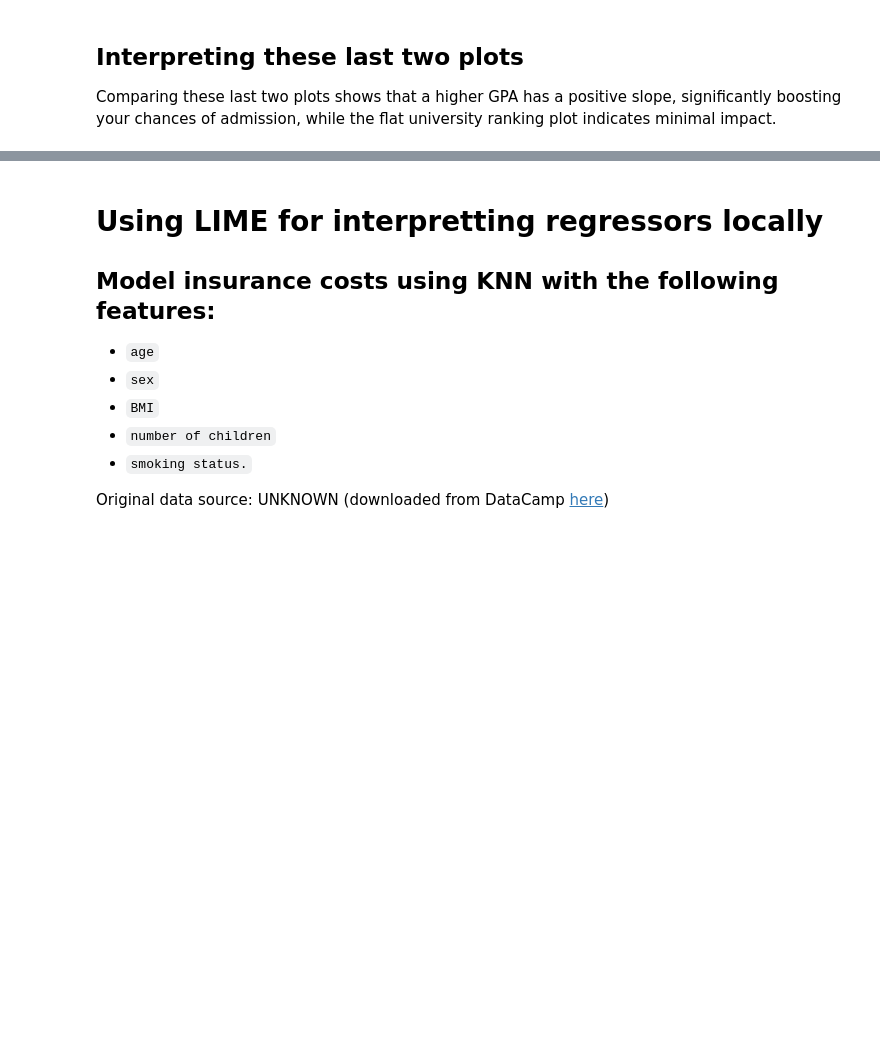
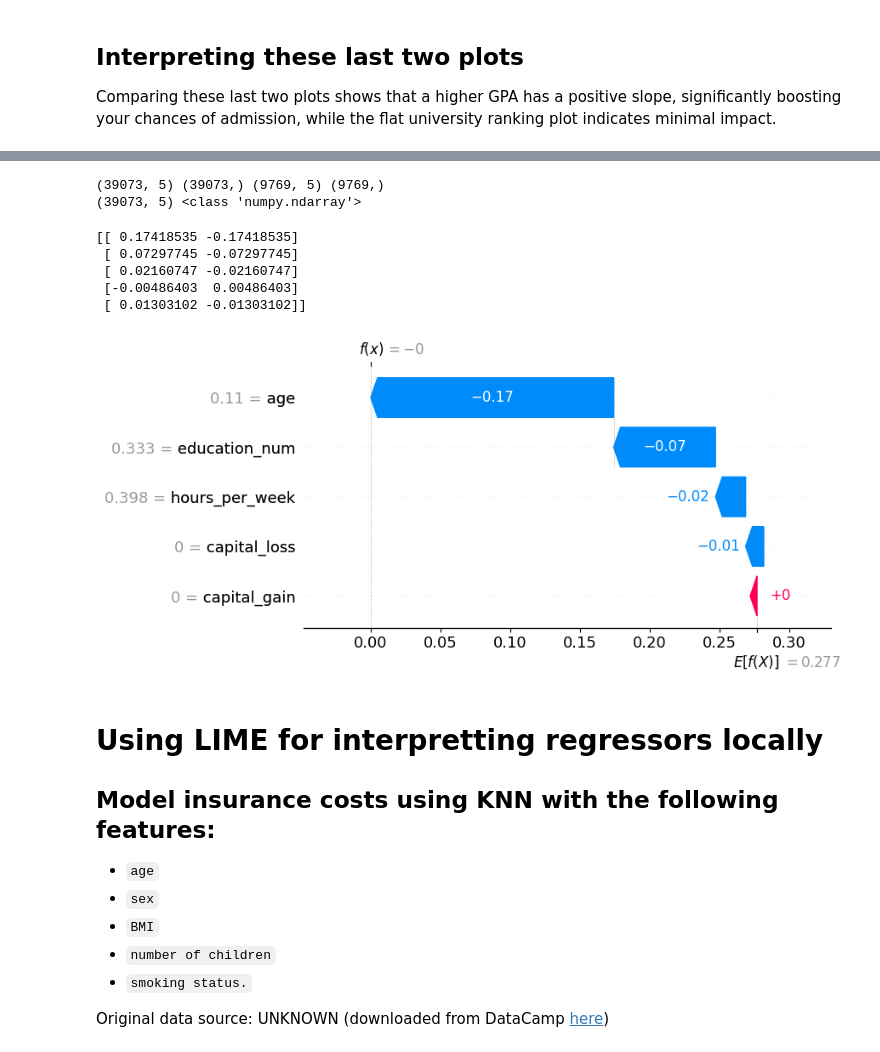
Before and after one commit to MichaelSzczepaniak/MLAIProjects, a Jupyter notebook: ExplainableML/ExplainableML.ipynb, the cells around one changed output, grey strips where cells are left out. Saved outputs shown, nothing was run; the diff lists cells and outputs as text; code cells hidden in the pictures; blank space fills up the shorter version.

```diff
--- a/ExplainableML/ExplainableML.ipynb
+++ b/ExplainableML/ExplainableML.ipynb
@@ -768,3 +806,46 @@ Comparing these last two plots shows that a higher GPA has a positive slope, sig
+# %%
+# partition into training and test sets
+X_train_inc, X_test_inc, y_train_inc, y_test_inc = train_test_split(X_inc, y_inc, test_size=0.2)
+print(X_train_inc.shape, y_train_inc.shape, X_test_inc.shape, y_test_inc.shape)
+# use the MinMaxScaler we created earlier, X_train_inc, X_test_inc, y_train_inc, y_test_inc from cell 2
+X_train_inc_scaled = scaler.fit_transform(X_train_inc)
+X_test_inc_scaled = scaler.fit_transform(X_test_inc)  # for the explainer
+print(X_train_inc_scaled.shape, type(X_train_inc_scaled))
+# %% [output]
+(39073, 5) (39073,) (9769, 5) (9769,)
+(39073, 5) <class 'numpy.ndarray'>
+# %%
+from sklearn.neighbors import KNeighborsClassifier as KNNClass
+
+# fit KNN classifier
+knn_class = KNNClass()
+knn_class.fit(X_train_inc_scaled, y_train_inc)
+
+# Create the SHAP explainer
+explainer = shap.KernelExplainer(knn_class.predict_proba, shap.kmeans(X_test_inc_scaled, 10))
+
+# Compute SHAP values for the first instance in X
+shap_values = explainer.shap_values(X_test_inc_scaled[0, :])
+
+print(shap_values)
+# %% [output]
+[[ 0.17418535 -0.17418535]
+ [ 0.07297745 -0.07297745]
+ [ 0.02160747 -0.02160747]
+ [-0.00486403  0.00486403]
+ [ 0.01303102 -0.01303102]]
+# %%
+# use the explainer we just created to plot the SHAP values using a waterfall plot
+shap.waterfall_plot(
+    shap.Explanation(
+        values=shap_values[:, 1],
+        base_values=explainer.expected_value[1],
+        data=X_test_inc_scaled[0, :],
+        feature_names=X_test_inc.columns
+    )
+)
+# %% [output]
+[figure, added]
 # %% [markdown]
 # Using LIME for interpretting regressors locally
 
```
Also changed, not shown: parts of 16 cells of this notebook.
